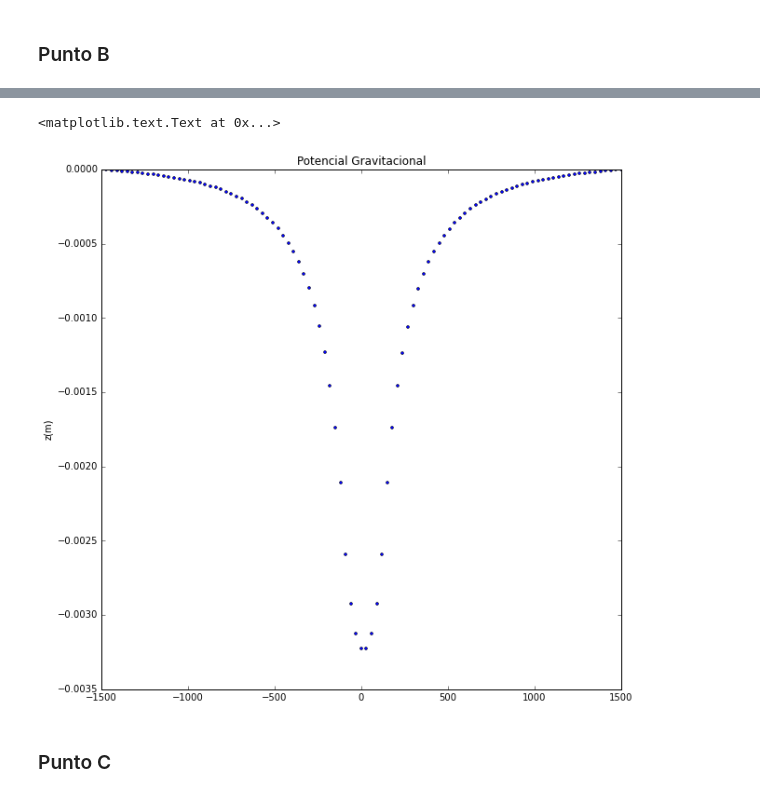
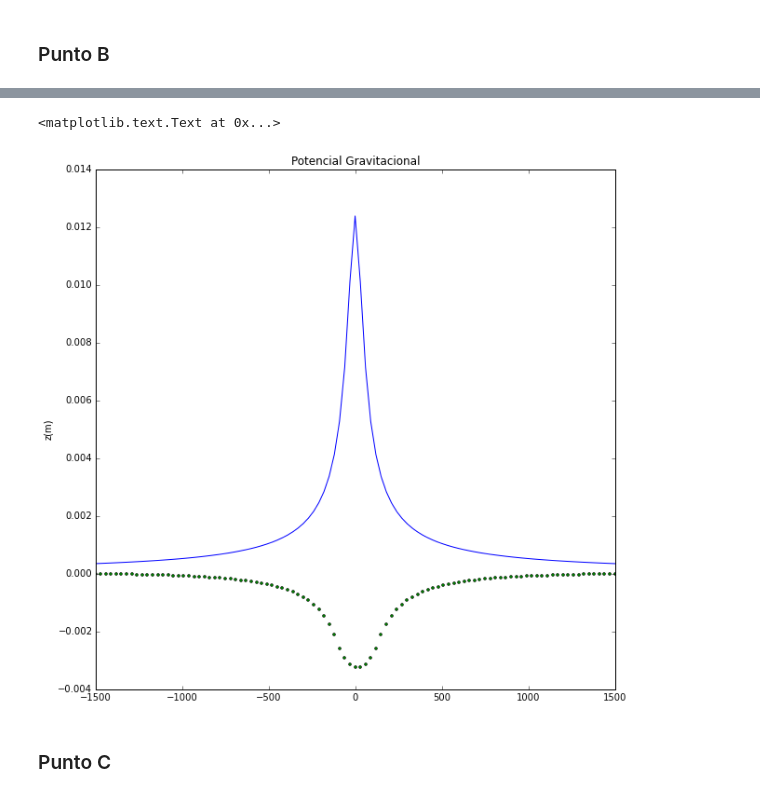
Before and after one commit to nrangel95/MC, a Jupyter notebook: Tareas/HW6/HW6.ipynb, the cells around one changed output, grey strips where cells are left out. Saved outputs shown, nothing was run; the diff lists cells and outputs as text; code cells hidden in the pictures.

```diff
--- a/Tareas/HW6/HW6.ipynb
+++ b/Tareas/HW6/HW6.ipynb
@@ -140,6 +152,6 @@ plt.show()
 # %%
 #Se repite el proceso anterior, usando varias masas puntuales
-masaN=400*270**3/9**3
+masaN=(400*270**3)/(9**3)
 field1=g*masaN/sqrt(xmesh**2+ymesh**2+zmesh**2)
 scaled_density=Dx**2*density
 for __ in range(NumIter):
@@ -150,20 +162,22 @@ for __ in range(NumIter):
     field1[:,-1]=0.
     field1[:,:,0]=0.
     field1[:,:,-1]=0.
-field1=field1*9**3
+field1=field1*(9**3)
+field1[50,50,50]=field1[50,50,49]
 # %%
 #Se grafica un corte transversal
 figure(figsize(10,10))
 planoyz=field[51]
 ejez=field[51,51]
-ejez1=
+ejez1=field1[51,51]
+plot(zcoords,ejez1)
 plot(zcoords,ejez,"o",ms=3)
 title("Potencial Gravitacional")
 ylabel("Potencial")
 ylabel("z(m)")
 # %% [output]
 <matplotlib.text.Text at 0x...>
-[figure, old version]
+[figure, new version]
 # %% [markdown]
 ### Punto C
 # %%
```
Also changed, not shown: parts of 1 cell of this notebook.
